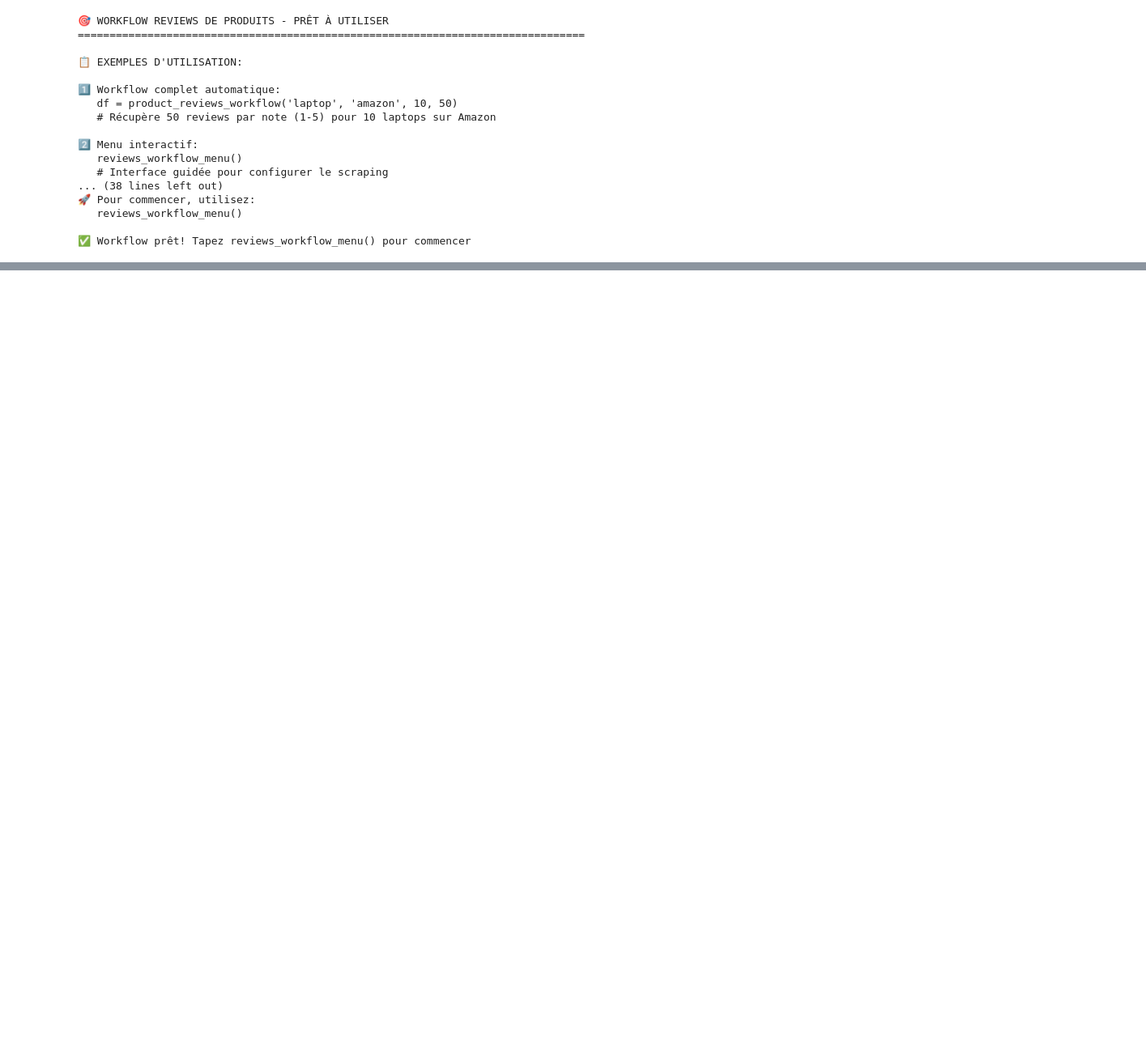
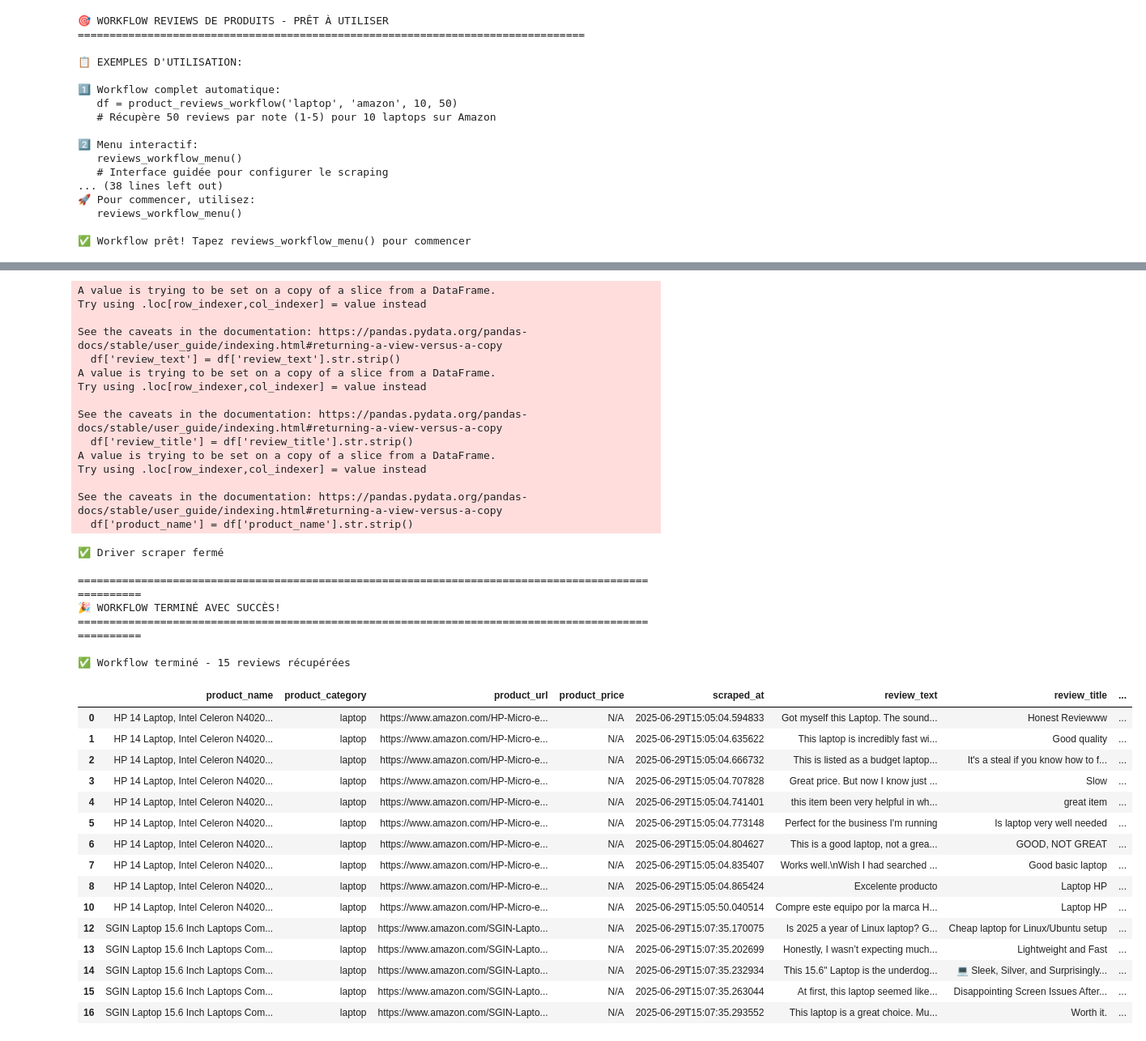
Before and after one commit to Luxchar/ReviewsGPT, a Jupyter notebook: notebooks/data_collect.ipynb, the cells around one changed output, grey strips where cells are left out. Shown at 81% size. Drawn from its saved outputs; the diff is of its cells as text; code cells hidden in the pictures; blank space fills up the shorter version.

```diff
--- a/notebooks/data_collect.ipynb
+++ b/notebooks/data_collect.ipynb
@@ -4197,0 +5994,3 @@ print("✅ Système de driver robuste prêt!")
+# %%
+robust_reviews_menu()
+# %% [output]
@@ -4197,0 +6050,38 @@ print("✅ Système de driver robuste prêt!")
+A value is trying to be set on a copy of a slice from a DataFrame.
+Try using .loc[row_indexer,col_indexer] = value instead
+
+See the caveats in the documentation: https://pandas.pydata.org/pandas-docs/stable/user_guide/indexing.html#returning-a-view-versus-a-copy
+  df['review_text'] = df['review_text'].str.strip()
+A value is trying to be set on a copy of a slice from a DataFrame.
+Try using .loc[row_indexer,col_indexer] = value instead
+
+See the caveats in the documentation: https://pandas.pydata.org/pandas-docs/stable/user_guide/indexing.html#returning-a-view-versus-a-copy
+  df['review_title'] = df['review_title'].str.strip()
+A value is trying to be set on a copy of a slice from a DataFrame.
+Try using .loc[row_indexer,col_indexer] = value instead
+
+See the caveats in the documentation: https://pandas.pydata.org/pandas-docs/stable/user_guide/indexing.html#returning-a-view-versus-a-copy
+  df['product_name'] = df['product_name'].str.strip()
+✅ Driver scraper fermé
+
+====================================================================================================
+🎉 WORKFLOW TERMINÉ AVEC SUCCÈS!
+====================================================================================================
+
+✅ Workflow terminé - 15 reviews récupérées
+|  | product_name | product_category | product_url | product_price | scraped_at | review_text | review_title | ... |
+| 0 | HP 14 Laptop, Intel Celeron N4020... | laptop | https://www.amazon.com/HP-Micro-e... | N/A | 2025-06-29T15:05:04.594833 | Got myself this Laptop. The sound... | Honest Reviewww | ... |
+| 1 | HP 14 Laptop, Intel Celeron N4020... | laptop | https://www.amazon.com/HP-Micro-e... | N/A | 2025-06-29T15:05:04.635622 | This laptop is incredibly fast wi... | Good quality | ... |
+| 2 | HP 14 Laptop, Intel Celeron N4020... | laptop | https://www.amazon.com/HP-Micro-e... | N/A | 2025-06-29T15:05:04.666732 | This is listed as a budget laptop... | It's a steal if you know how to f... | ... |
+| 3 | HP 14 Laptop, Intel Celeron N4020... | laptop | https://www.amazon.com/HP-Micro-e... | N/A | 2025-06-29T15:05:04.707828 | Great price. But now I know just ... | Slow | ... |
+| 4 | HP 14 Laptop, Intel Celeron N4020... | laptop | https://www.amazon.com/HP-Micro-e... | N/A | 2025-06-29T15:05:04.741401 | this item been very helpful in wh... | great item | ... |
+| 5 | HP 14 Laptop, Intel Celeron N4020... | laptop | https://www.amazon.com/HP-Micro-e... | N/A | 2025-06-29T15:05:04.773148 | Perfect for the business I'm running | Is laptop very well needed | ... |
+| 6 | HP 14 Laptop, Intel Celeron N4020... | laptop | https://www.amazon.com/HP-Micro-e... | N/A | 2025-06-29T15:05:04.804627 | This is a good laptop, not a grea... | GOOD, NOT GREAT | ... |
+| 7 | HP 14 Laptop, Intel Celeron N4020... | laptop | https://www.amazon.com/HP-Micro-e... | N/A | 2025-06-29T15:05:04.835407 | Works well.\nWish I had searched ... | Good basic laptop | ... |
+| 8 | HP 14 Laptop, Intel Celeron N4020... | laptop | https://www.amazon.com/HP-Micro-e... | N/A | 2025-06-29T15:05:04.865424 | Excelente producto | Laptop HP | ... |
+| 10 | HP 14 Laptop, Intel Celeron N4020... | laptop | https://www.amazon.com/HP-Micro-e... | N/A | 2025-06-29T15:05:50.040514 | Compre este equipo por la marca H... | Laptop HP | ... |
+| 12 | SGIN Laptop 15.6 Inch Laptops Com... | laptop | https://www.amazon.com/SGIN-Lapto... | N/A | 2025-06-29T15:07:35.170075 | Is 2025 a year of Linux laptop? G... | Cheap laptop for Linux/Ubuntu setup | ... |
+| 13 | SGIN Laptop 15.6 Inch Laptops Com... | laptop | https://www.amazon.com/SGIN-Lapto... | N/A | 2025-06-29T15:07:35.202699 | Honestly, I wasn’t expecting much... | Lightweight and Fast | ... |
+| 14 | SGIN Laptop 15.6 Inch Laptops Com... | laptop | https://www.amazon.com/SGIN-Lapto... | N/A | 2025-06-29T15:07:35.232934 | This 15.6" Laptop is the underdog... | 💻 Sleek, Silver, and Surprisingly... | ... |
+| 15 | SGIN Laptop 15.6 Inch Laptops Com... | laptop | https://www.amazon.com/SGIN-Lapto... | N/A | 2025-06-29T15:07:35.263044 | At first, this laptop seemed like... | Disappointing Screen Issues After... | ... |
+| 16 | SGIN Laptop 15.6 Inch Laptops Com... | laptop | https://www.amazon.com/SGIN-Lapto... | N/A | 2025-06-29T15:07:35.293552 | This laptop is a great choice. Mu... | Worth it. | ... |
```
Also changed, not shown: parts of 23 cells of this notebook, 4 other files.
